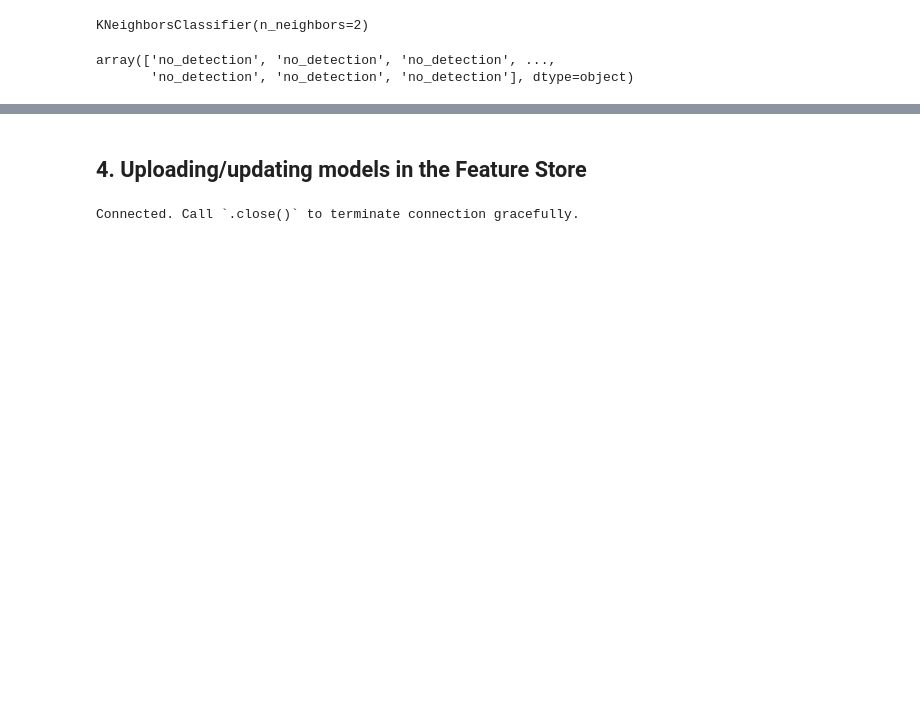
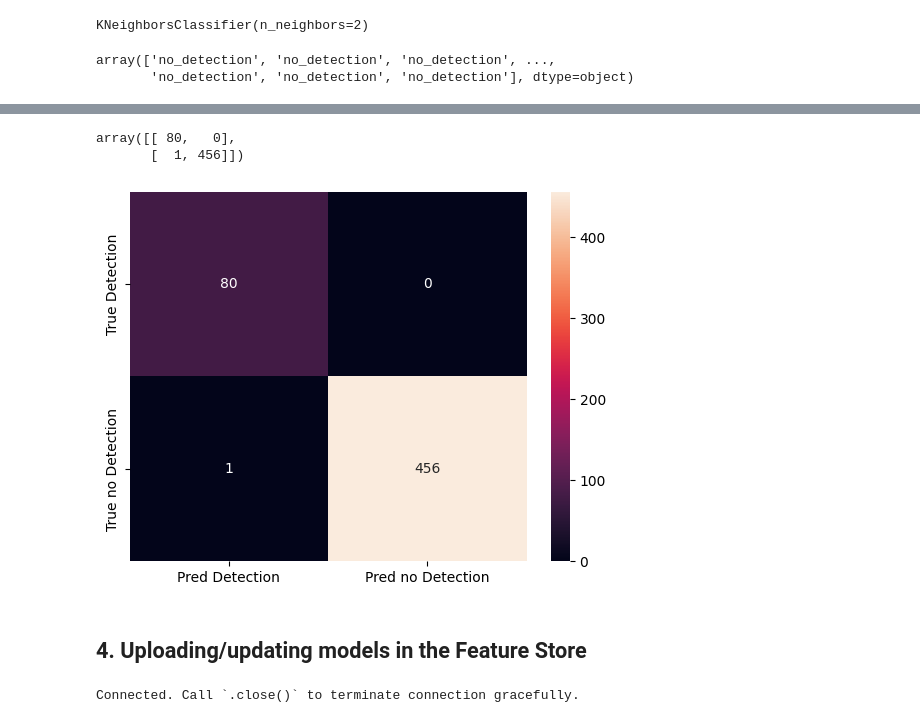
Before and after one commit to annikaijak/2nd_semester_project, a Jupyter notebook: notebooks/4_model_training.ipynb, the cells around one changed output, grey strips where cells are left out. Cells and saved outputs as stored; diff of their text form; code cells hidden in the pictures; blank space fills up the shorter version.

```diff
--- a/notebooks/4_model_training.ipynb
+++ b/notebooks/4_model_training.ipynb
@@ -188,0 +276,6 @@ fig.show()
+# %%
+# Get the latest version of the radar data feature view for building
+version=1
+feature_view_rad_building = fs.get_feature_view("hist_building_radar_fv", version=version)
+# Get the latest version of the training dataset
+rad_building_X_train, rad_building_X_test, rad_building_y_train, rad_building_y_test = feature_view_rad_building.train_test_split(0.2)
@@ -188,0 +293,4 @@ fig.show()
+# %%
+# Define the model
+rad_building_model = KNeighborsClassifier(n_neighbors=2)
+rad_building_model.fit(rad_building_X_train, rad_building_y_train.values.ravel())
@@ -188,0 +299,4 @@ fig.show()
+# %%
+# Make predictions on the test set
+rad_building_y_pred = rad_building_model.predict(rad_building_X_test)
+rad_building_y_pred
@@ -189,3 +343,22 @@ fig.show()
+# %%
+# Save the results in the model schema
+rad_building_results = confusion_matrix(rad_building_y_test, rad_building_y_pred)
+rad_building_results
+# %% [output]
+array([[ 80,   0],
+       [  1, 456]])
+# %%
+# Make and save the confusion matrix
+rad_building_df_cm = pd.DataFrame(rad_building_results, ['True Detection', 'True no Detection'],
+                     ['Pred Detection', 'Pred no Detection'])
+
+rad_building_cm = sns.heatmap(rad_building_df_cm, annot=True, fmt='g')
+
+fig = rad_building_cm.get_figure()
+fig.savefig("/workspaces/2nd_semester_project/pictures/knn_rad_building_confusion_matrix.png")
+fig.show()
+# %% [output]
+[figure, added]
 # %% [markdown]
 ## 4. Uploading/updating models in the Feature Store
 # %%
```
Also changed, not shown: parts of 35 cells of this notebook, 26 other files.
